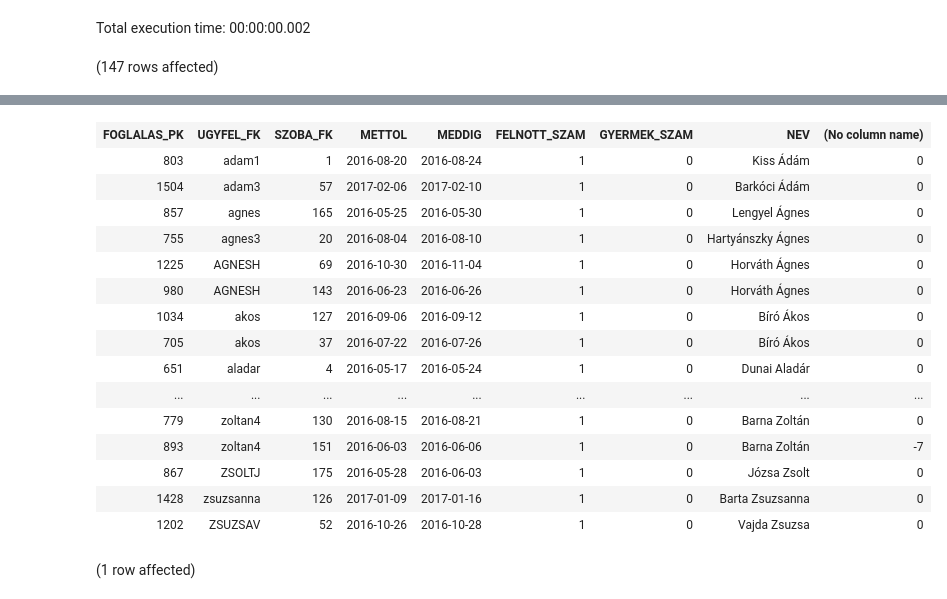
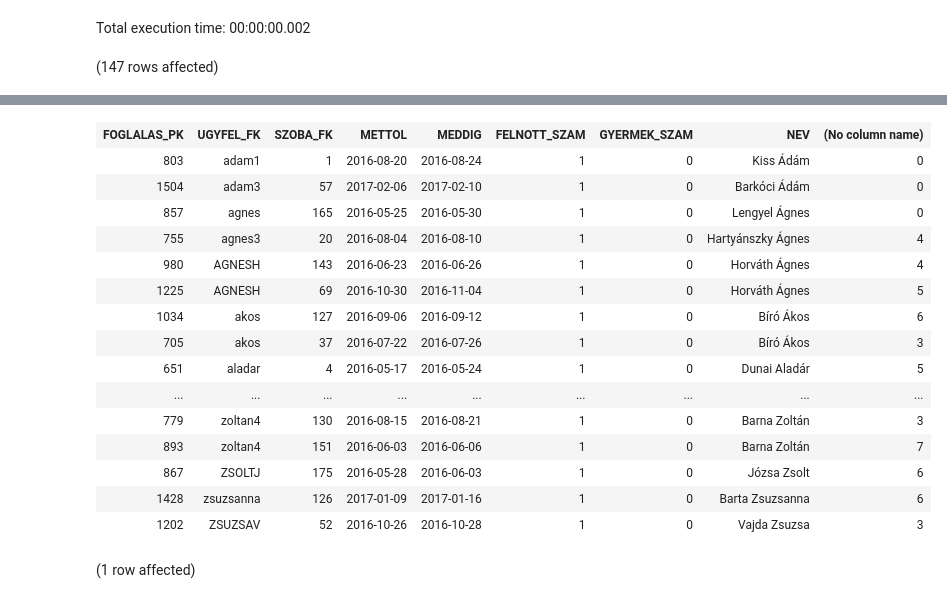
Before and after one commit to szantov/sql_g02, a Jupyter notebook: zh2.ipynb, the cells around one changed output, grey strips where cells are left out. Saved outputs shown, nothing was run; the diff lists cells and outputs as text; code cells hidden in the pictures.

```diff
--- a/zh2.ipynb
+++ b/zh2.ipynb
@@ -31,7 +31,9 @@ Error: Msg 8120, Level 16, State 1, Line 1
 Column 'Szoba.FEROHELY' is invalid in the select list because it is not contained in either an aggregate function or the GROUP BY clause.
 Total execution time: 00:00:00.002
 # %%
-SELECT f.*, v.NEV, LAG(DATEDIFF(DAY, f.MEDDIG, f.METTOL),3,0) OVER (PARTITION BY v.USERNEV ORDER BY )
+SELECT f.*,
+       v.NEV,
+       LAG(DATEDIFF(DAY, f.METTOL, f.MEDDIG),3,0) OVER (ORDER BY v.USERNEV)
 FROM Foglalas f JOIN Vendeg v ON f.UGYFEL_FK = v.USERNEV
 WHERE (FELNOTT_SZAM + GYERMEK_SZAM) < (
     SELECT AVG(FELNOTT_SZAM + GYERMEK_SZAM)
@@ -42,19 +44,19 @@ Total execution time: 00:00:00.014
 | FOGLALAS_PK | UGYFEL_FK | SZOBA_FK | METTOL | MEDDIG | FELNOTT_SZAM | GYERMEK_SZAM | NEV | (No column name) |
 | 803 | adam1 | 1 | 2016-08-20 | 2016-08-24 | 1 | 0 | Kiss Ádám | 0 |
 | 1504 | adam3 | 57 | 2017-02-06 | 2017-02-10 | 1 | 0 | Barkóci Ádám | 0 |
 | 857 | agnes | 165 | 2016-05-25 | 2016-05-30 | 1 | 0 | Lengyel Ágnes | 0 |
-| 755 | agnes3 | 20 | 2016-08-04 | 2016-08-10 | 1 | 0 | Hartyánszky Ágnes | 0 |
-| 1225 | AGNESH | 69 | 2016-10-30 | 2016-11-04 | 1 | 0 | Horváth Ágnes | 0 |
-| 980 | AGNESH | 143 | 2016-06-23 | 2016-06-26 | 1 | 0 | Horváth Ágnes | 0 |
-| 1034 | akos | 127 | 2016-09-06 | 2016-09-12 | 1 | 0 | Bíró Ákos | 0 |
-| 705 | akos | 37 | 2016-07-22 | 2016-07-26 | 1 | 0 | Bíró Ákos | 0 |
-| 651 | aladar | 4 | 2016-05-17 | 2016-05-24 | 1 | 0 | Dunai Aladár | 0 |
+| 755 | agnes3 | 20 | 2016-08-04 | 2016-08-10 | 1 | 0 | Hartyánszky Ágnes | 4 |
+| 980 | AGNESH | 143 | 2016-06-23 | 2016-06-26 | 1 | 0 | Horváth Ágnes | 4 |
+| 1225 | AGNESH | 69 | 2016-10-30 | 2016-11-04 | 1 | 0 | Horváth Ágnes | 5 |
+| 1034 | akos | 127 | 2016-09-06 | 2016-09-12 | 1 | 0 | Bíró Ákos | 6 |
+| 705 | akos | 37 | 2016-07-22 | 2016-07-26 | 1 | 0 | Bíró Ákos | 3 |
+| 651 | aladar | 4 | 2016-05-17 | 2016-05-24 | 1 | 0 | Dunai Aladár | 5 |
 | ... | ... | ... | ... | ... | ... | ... | ... | ... |
-| 779 | zoltan4 | 130 | 2016-08-15 | 2016-08-21 | 1 | 0 | Barna Zoltán | 0 |
-| 893 | zoltan4 | 151 | 2016-06-03 | 2016-06-06 | 1 | 0 | Barna Zoltán | -7 |
-| 867 | ZSOLTJ | 175 | 2016-05-28 | 2016-06-03 | 1 | 0 | Józsa Zsolt | 0 |
-| 1428 | zsuzsanna | 126 | 2017-01-09 | 2017-01-16 | 1 | 0 | Barta Zsuzsanna | 0 |
-| 1202 | ZSUZSAV | 52 | 2016-10-26 | 2016-10-28 | 1 | 0 | Vajda Zsuzsa | 0 |
+| 779 | zoltan4 | 130 | 2016-08-15 | 2016-08-21 | 1 | 0 | Barna Zoltán | 3 |
+| 893 | zoltan4 | 151 | 2016-06-03 | 2016-06-06 | 1 | 0 | Barna Zoltán | 7 |
+| 867 | ZSOLTJ | 175 | 2016-05-28 | 2016-06-03 | 1 | 0 | Józsa Zsolt | 6 |
+| 1428 | zsuzsanna | 126 | 2017-01-09 | 2017-01-16 | 1 | 0 | Barta Zsuzsanna | 6 |
+| 1202 | ZSUZSAV | 52 | 2016-10-26 | 2016-10-28 | 1 | 0 | Vajda Zsuzsa | 3 |
 # %%
 SELECT AVG(FELNOTT_SZAM + GYERMEK_SZAM)
 FROM Foglalas
```
Also changed, not shown: parts of 1 cell of this notebook.
